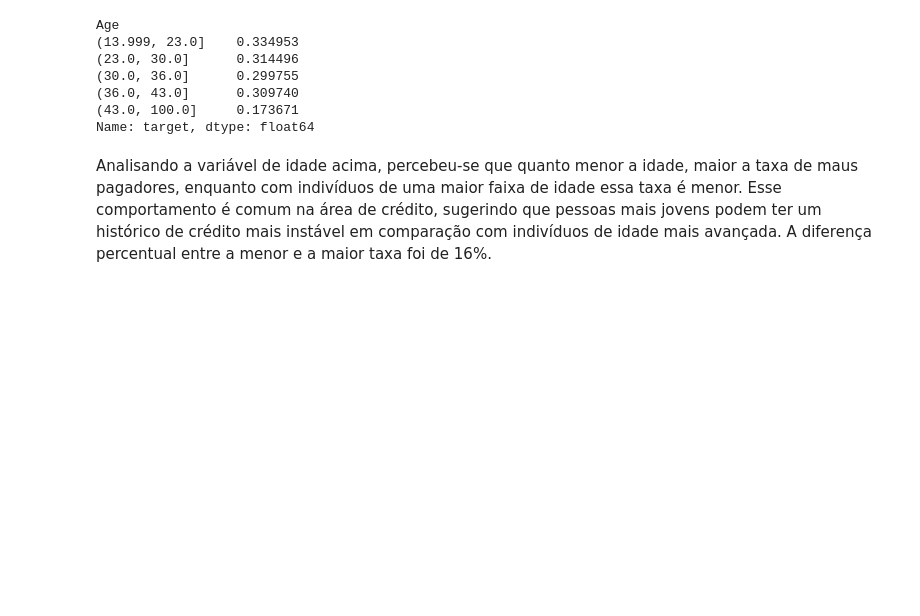
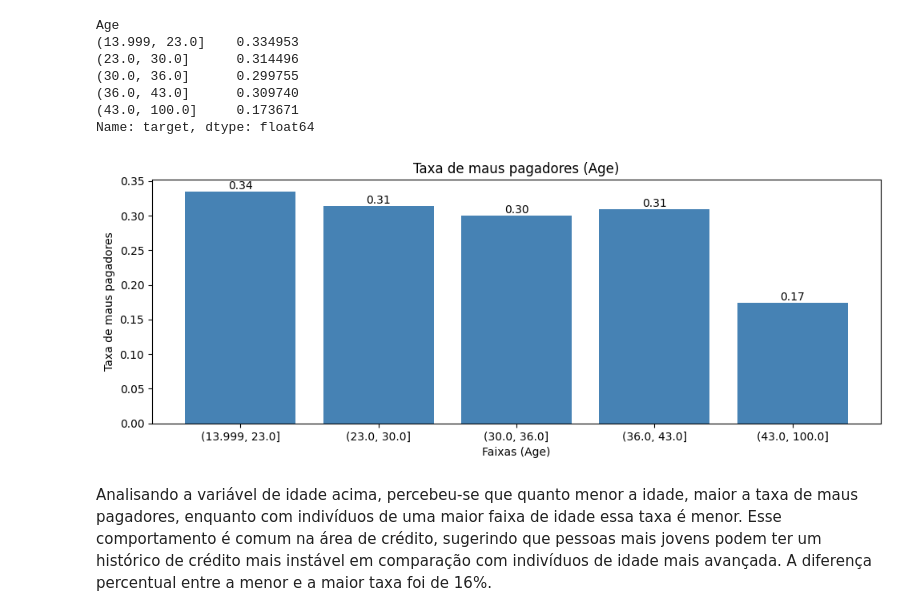
Before and after one commit to deborabmfreitas/credit-score-prediction, a Jupyter notebook: 1.exploratory-data-analysis.ipynb, the cells around one changed output. Drawn from its saved outputs; the diff is of its cells as text; code cells hidden in the pictures; blank space fills up the shorter version.

```diff
--- a/1.exploratory-data-analysis.ipynb
+++ b/1.exploratory-data-analysis.ipynb
@@ -777,6 +834,14 @@ Age
 (36.0, 43.0]      0.309740
 (43.0, 100.0]     0.173671
 Name: target, dtype: float64
+# %%
+df = df_age.groupby(['Age'],observed=True)['target'].mean().reset_index()
+
+df.columns = ["faixa", "taxa"]
+
+plot_inadimplentes_por_faixa(df, 'Age')
+# %% [output]
+[figure, added]
 # %% [markdown]
 Analisando a variável de idade acima, percebeu-se que quanto menor a idade, maior a taxa de maus pagadores, enquanto com indivíduos de uma maior faixa de idade essa taxa é menor. Esse comportamento é comum na área de crédito, sugerindo que pessoas mais jovens podem ter um histórico de crédito mais instável em comparação com indivíduos de idade mais avançada. A diferença percentual entre a menor e a maior taxa foi de 16%.
 # %% [markdown]
```
Also changed, not shown: parts of 28 cells of this notebook.
